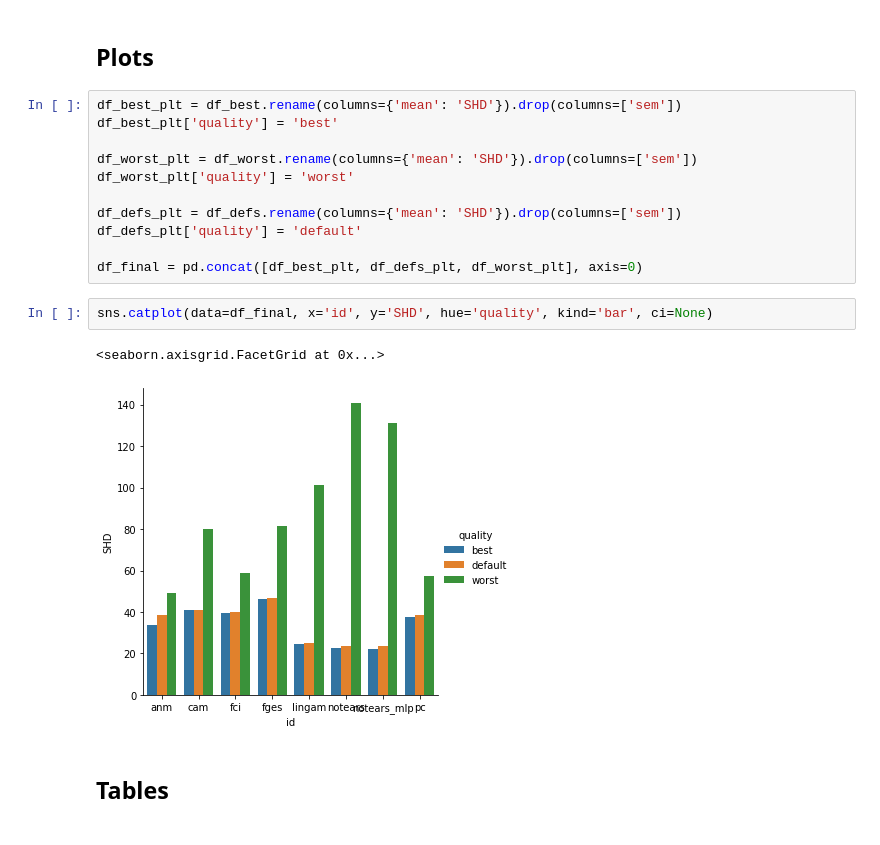
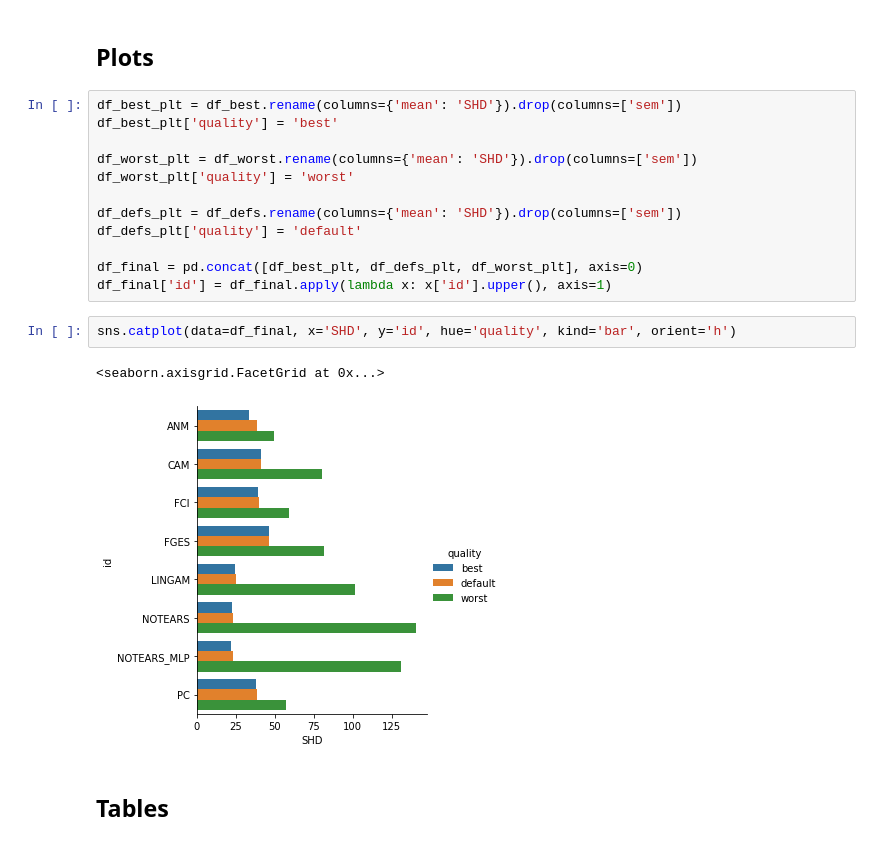
Before and after one commit to misoc-mml/hyperparams-causal-discovery, a Jupyter notebook: hyperparams/syntren.ipynb, the cells around one changed output. Saved outputs shown, nothing was run; the diff lists cells and outputs as text.

```diff
--- a/hyperparams/syntren.ipynb
+++ b/hyperparams/syntren.ipynb
@@ -72,11 +72,12 @@ df_defs_plt = df_defs.rename(columns={'mean': 'SHD'}).drop(columns=['sem'])
 df_defs_plt['quality'] = 'default'
 
 df_final = pd.concat([df_best_plt, df_defs_plt, df_worst_plt], axis=0)
+df_final['id'] = df_final.apply(lambda x: x['id'].upper(), axis=1)
 # %%
-sns.catplot(data=df_final, x='id', y='SHD', hue='quality', kind='bar', ci=None)
+sns.catplot(data=df_final, x='SHD', y='id', hue='quality', kind='bar', orient='h')
 # %% [output]
 <seaborn.axisgrid.FacetGrid at 0x...>
-[figure, old version]
+[figure, new version]
 # %% [markdown]
 ## Tables
 # %%
```
Also changed, not shown: parts of 5 cells of this notebook, 3 other files.
